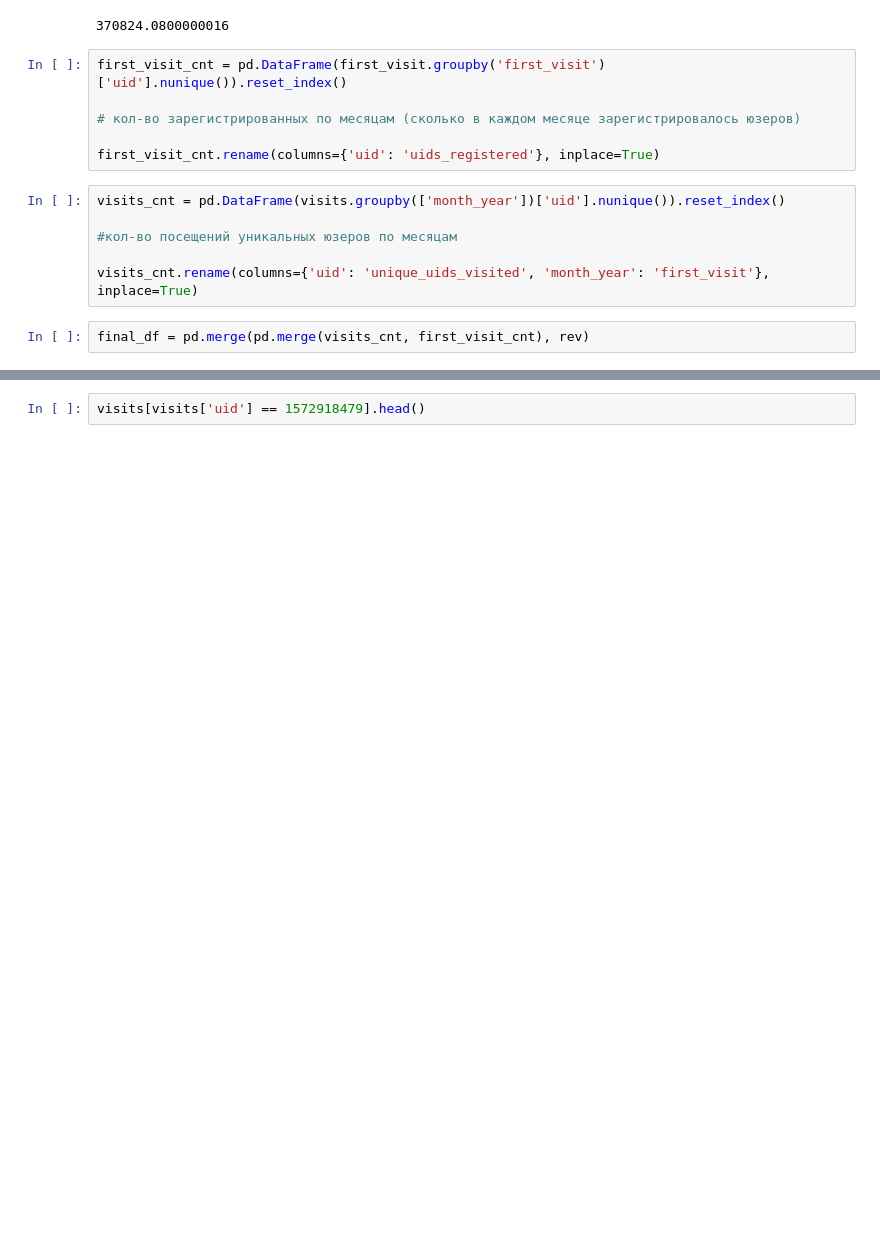
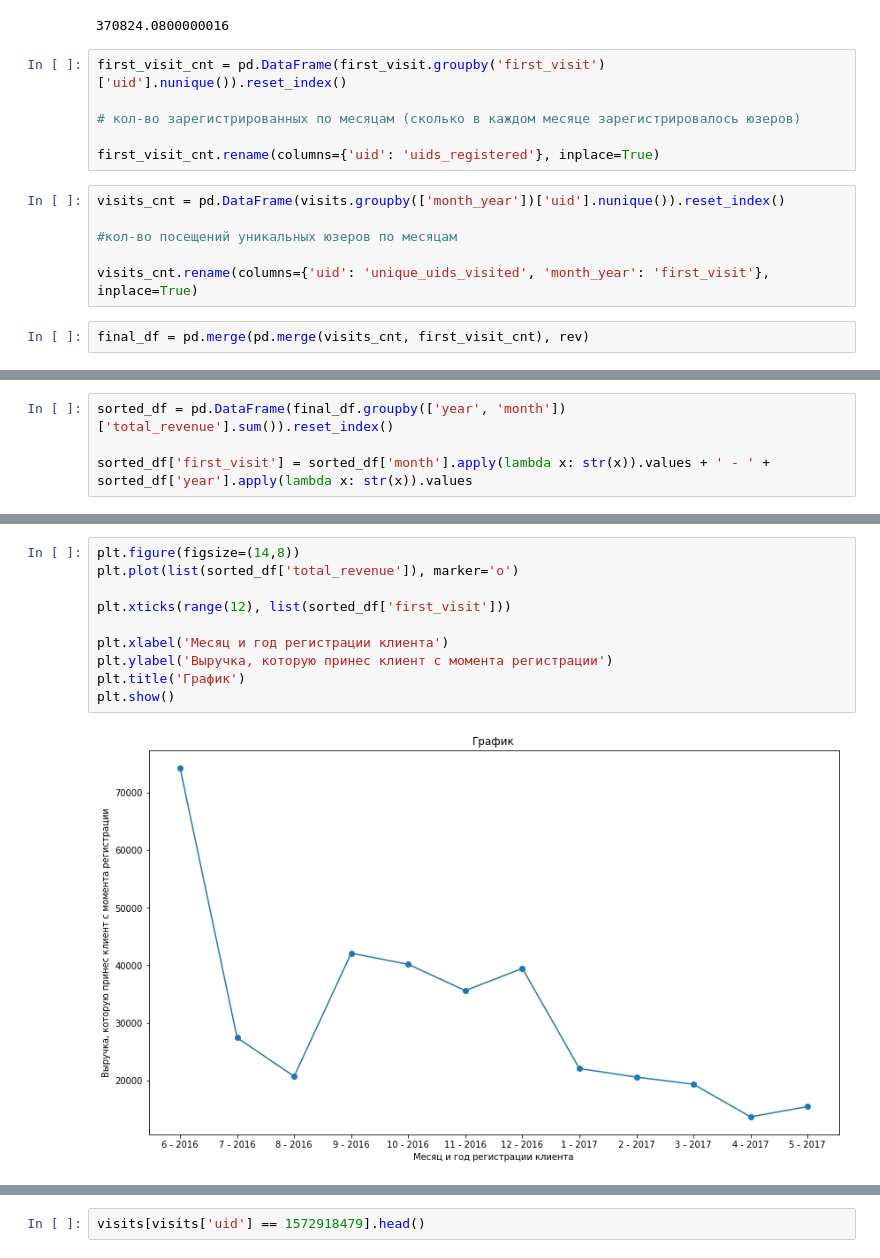
Before and after one commit to zholtemir/yandex_task, a Jupyter notebook: oscar.ipynb, the cells around one changed output, grey strips where cells are left out. Drawn from its saved outputs; the diff is of its cells as text; blank space fills up the shorter version.

```diff
--- a/oscar.ipynb
+++ b/oscar.ipynb
@@ -468,0 +489,4 @@ final_df = pd.merge(pd.merge(visits_cnt, first_visit_cnt), rev)
+# %%
+sorted_df = pd.DataFrame(final_df.groupby(['year', 'month'])['total_revenue'].sum()).reset_index()
+
+sorted_df['first_visit'] = sorted_df['month'].apply(lambda x: str(x)).values + ' - ' + sorted_df['year'].apply(lambda x: str(x)).values
@@ -469,3 +509,15 @@ final_df = pd.merge(pd.merge(visits_cnt, first_visit_cnt), rev)
+# %%
+plt.figure(figsize=(14,8))
+plt.plot(list(sorted_df['total_revenue']), marker='o')
+
+plt.xticks(range(12), list(sorted_df['first_visit']))
+
+plt.xlabel('Месяц и год регистрации клиента')
+plt.ylabel('Выручка, которую принес клиент с момента регистрации')
+plt.title('График')
+plt.show()
+# %% [output]
+[figure, added]
 # %%
 final_df
 # %% [output]
```
Also changed, not shown: parts of 10 cells of this notebook.
